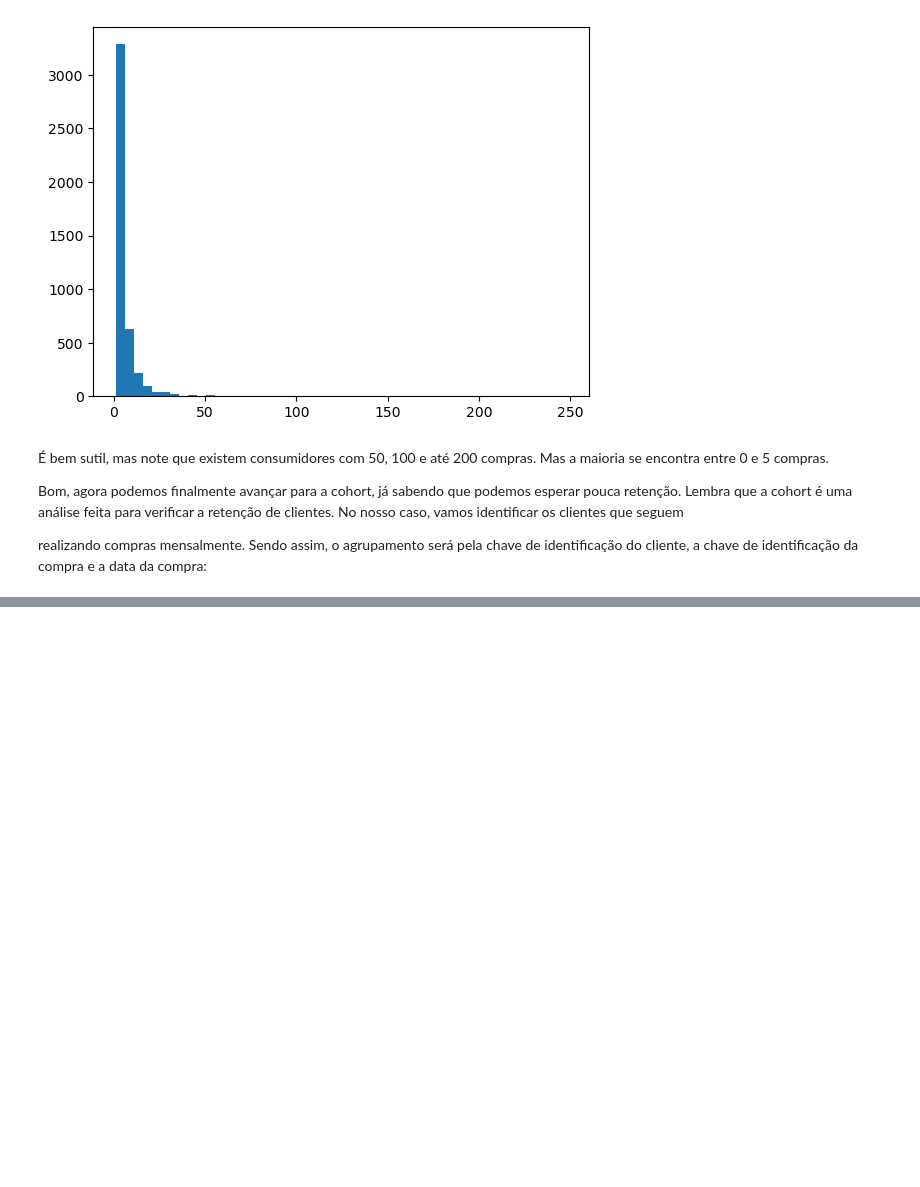
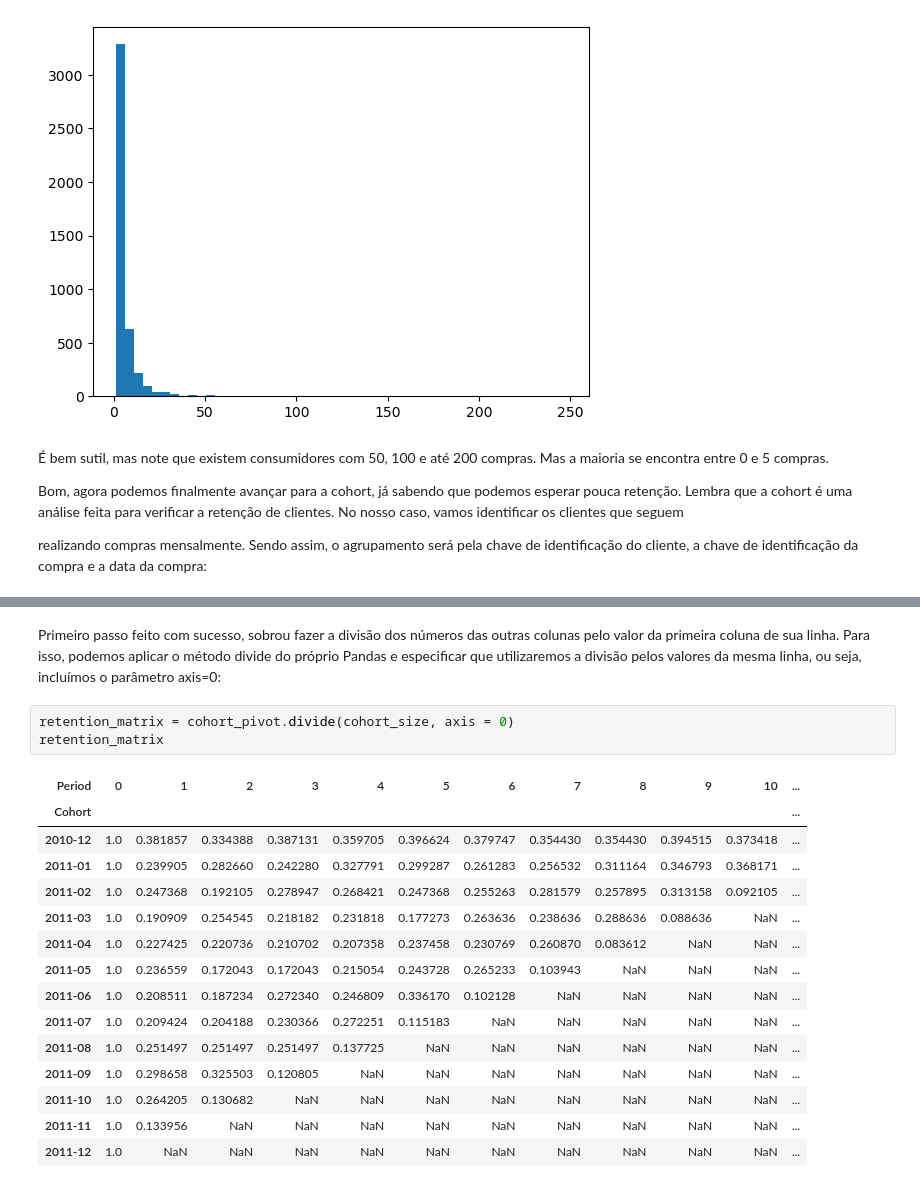
Before and after one commit to alencargthiago/Python_exercises, a Jupyter notebook: Analise_exploratoria/análise_cohort.ipynb, the cells around one changed output, grey strips where cells are left out. Drawn from its saved outputs; the diff is of its cells as text; blank space fills up the shorter version.

```diff
--- a/Analise_exploratoria/análise_cohort.ipynb
+++ b/Analise_exploratoria/análise_cohort.ipynb
@@ -122,0 +213,21 @@ realizando compras mensalmente. Sendo assim, o agrupamento será pela chave de i
+# %% [markdown]
+Primeiro passo feito com sucesso, sobrou fazer a divisão dos números das outras colunas pelo valor da primeira coluna de sua linha. Para isso, podemos aplicar o método divide do próprio Pandas e especificar que utilizaremos a divisão pelos valores da mesma linha, ou seja, incluímos o parâmetro axis=0:
+# %%
+retention_matrix = cohort_pivot.divide(cohort_size, axis = 0)
+retention_matrix
+# %% [output]
+| Period | 0 | 1 | 2 | 3 | 4 | 5 | 6 | 7 | 8 | 9 | 10 | ... |
+| Cohort |  |  |  |  |  |  |  |  |  |  |  | ... |
+| 2010-12 | 1.0 | 0.381857 | 0.334388 | 0.387131 | 0.359705 | 0.396624 | 0.379747 | 0.354430 | 0.354430 | 0.394515 | 0.373418 | ... |
+| 2011-01 | 1.0 | 0.239905 | 0.282660 | 0.242280 | 0.327791 | 0.299287 | 0.261283 | 0.256532 | 0.311164 | 0.346793 | 0.368171 | ... |
+| 2011-02 | 1.0 | 0.247368 | 0.192105 | 0.278947 | 0.268421 | 0.247368 | 0.255263 | 0.281579 | 0.257895 | 0.313158 | 0.092105 | ... |
+| 2011-03 | 1.0 | 0.190909 | 0.254545 | 0.218182 | 0.231818 | 0.177273 | 0.263636 | 0.238636 | 0.288636 | 0.088636 | NaN | ... |
+| 2011-04 | 1.0 | 0.227425 | 0.220736 | 0.210702 | 0.207358 | 0.237458 | 0.230769 | 0.260870 | 0.083612 | NaN | NaN | ... |
+| 2011-05 | 1.0 | 0.236559 | 0.172043 | 0.172043 | 0.215054 | 0.243728 | 0.265233 | 0.103943 | NaN | NaN | NaN | ... |
+| 2011-06 | 1.0 | 0.208511 | 0.187234 | 0.272340 | 0.246809 | 0.336170 | 0.102128 | NaN | NaN | NaN | NaN | ... |
+| 2011-07 | 1.0 | 0.209424 | 0.204188 | 0.230366 | 0.272251 | 0.115183 | NaN | NaN | NaN | NaN | NaN | ... |
+| 2011-08 | 1.0 | 0.251497 | 0.251497 | 0.251497 | 0.137725 | NaN | NaN | NaN | NaN | NaN | NaN | ... |
+| 2011-09 | 1.0 | 0.298658 | 0.325503 | 0.120805 | NaN | NaN | NaN | NaN | NaN | NaN | NaN | ... |
+| 2011-10 | 1.0 | 0.264205 | 0.130682 | NaN | NaN | NaN | NaN | NaN | NaN | NaN | NaN | ... |
+| 2011-11 | 1.0 | 0.133956 | NaN | NaN | NaN | NaN | NaN | NaN | NaN | NaN | NaN | ... |
+| 2011-12 | 1.0 | NaN | NaN | NaN | NaN | NaN | NaN | NaN | NaN | NaN | NaN | ... |
```
Also changed, not shown: parts of 19 cells of this notebook.
